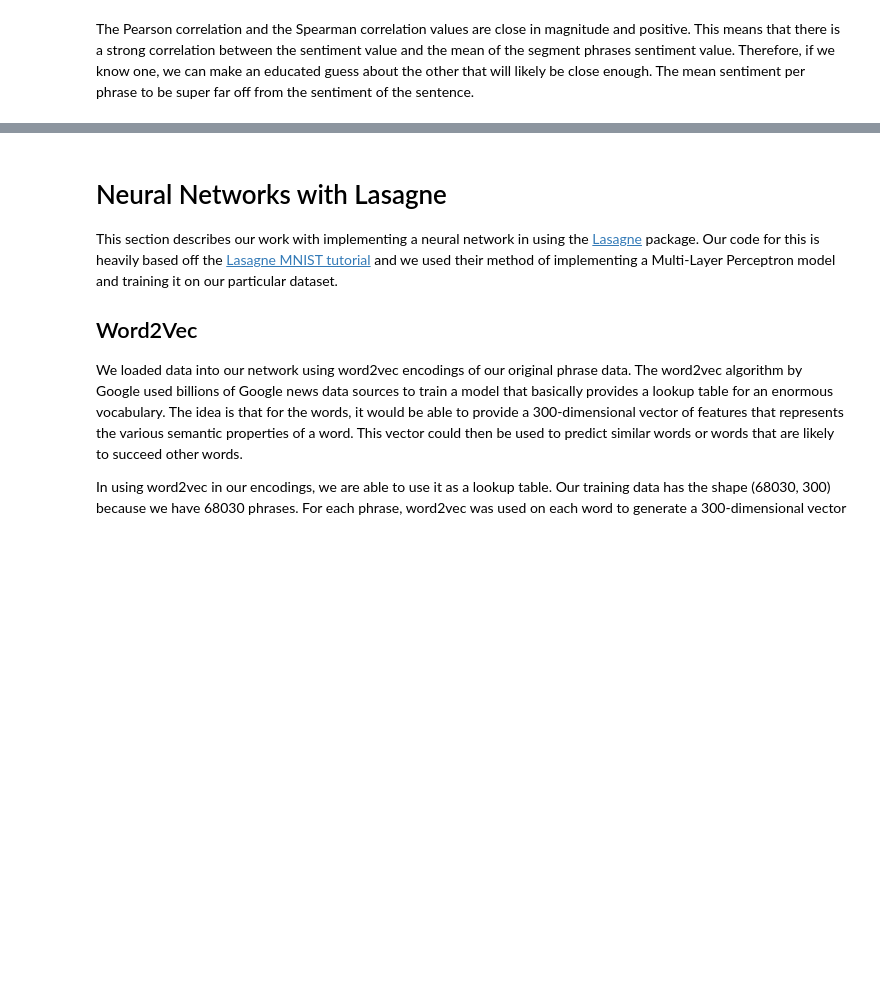
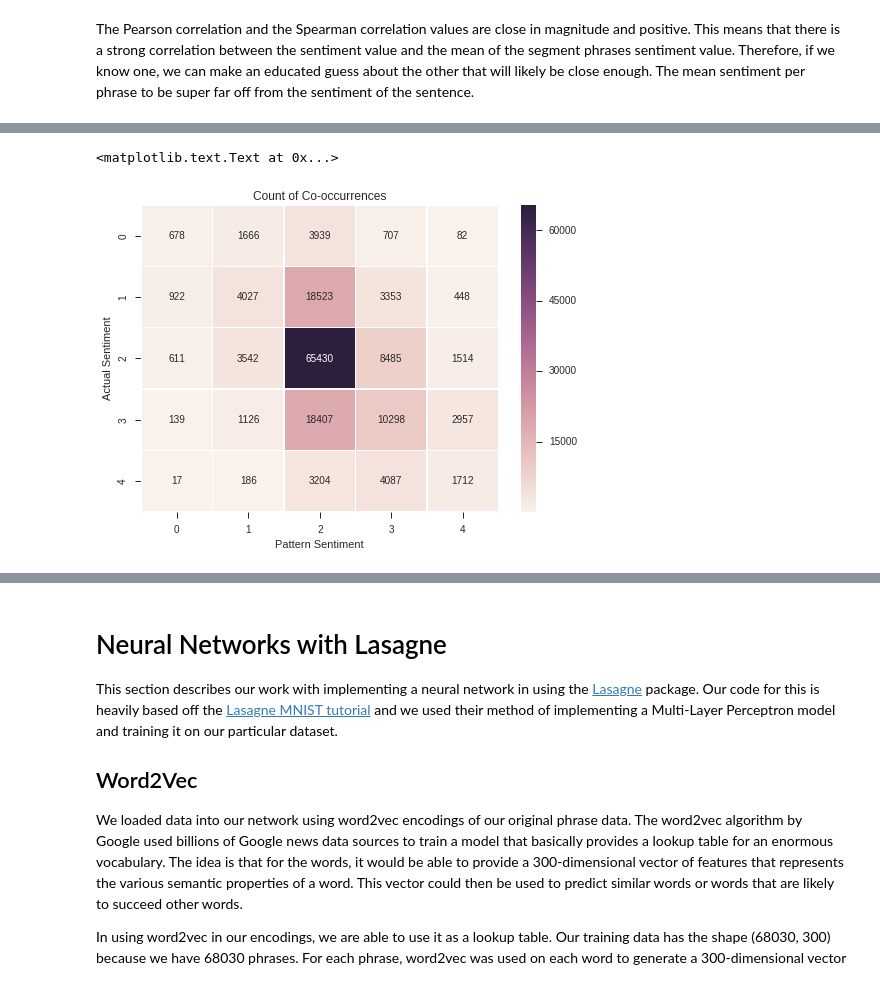
Before and after one commit to paulruvolo/DataScience16CYOA, a Jupyter notebook: FinalStory.ipynb, the cells around one changed output, grey strips where cells are left out. Drawn from its saved outputs; the diff is of its cells as text; code cells hidden in the pictures; blank space fills up the shorter version.

```diff
--- a/FinalStory.ipynb
+++ b/FinalStory.ipynb
@@ -113,0 +143,8 @@ The Pearson correlation and the Spearman correlation values are close in magnitu
+# %%
+def get_map_pattern(phrase):
+    pos_neg, obj_subj = sentiment(phrase) #pos_neg on scale -1 to 1
+    bins = np.array([-1.0, -0.6, -0.2, 0.2, 0.6, 1.01])
+    binplace = np.digitize(pos_neg, bins)-1
+    return binplace
+
+data['PatternSentiment'] = data["Phrase"].apply(lambda x: get_map_pattern(x))
@@ -113,0 +158,32 @@ The Pearson correlation and the Spearman correlation values are close in magnitu
+# %%
+import seaborn as sns
+import matplotlib.pyplot as plt
+
+sns.set()
+%matplotlib inline
+from scipy.stats import kendalltau
+
+sns.set(style="ticks")
+
+rs = np.random.RandomState(11)
+x = data.Sentiment
+y = data.PatternSentiment
+
+#sns.jointplot(x, y, tkind="hex")
+flights_long = sns.load_dataset("flights")
+flights = flights_long.pivot("month", "year", "passengers")
+
+zvals = np.ones([5,5])
+zvalslog = np.ones([5,5])
+
+for i in range(5):
+    for j in range(5):
+        zvalslog[i][j] = np.log(len(data.Sentiment[data.Sentiment==i][data.PatternSentiment==j]))
+        zvals[i][j] = len(data.Sentiment[data.Sentiment==i][data.PatternSentiment==j])
+
+sns.heatmap(zvals, annot=True, fmt="g", linewidths=.5)
+sns.axlabel("Pattern Sentiment", "Actual Sentiment")
+sns.plt.title("Count of Co-occurrences")
+# %% [output]
+<matplotlib.text.Text at 0x...>
+[figure, added]
```
Also changed, not shown: parts of 69 cells of this notebook.
